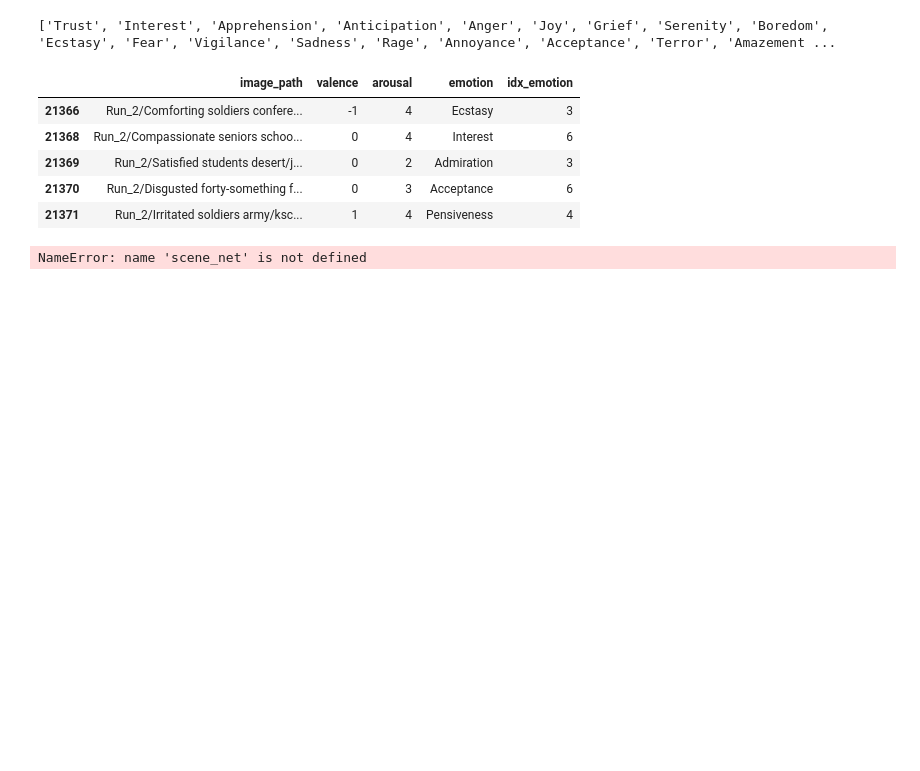
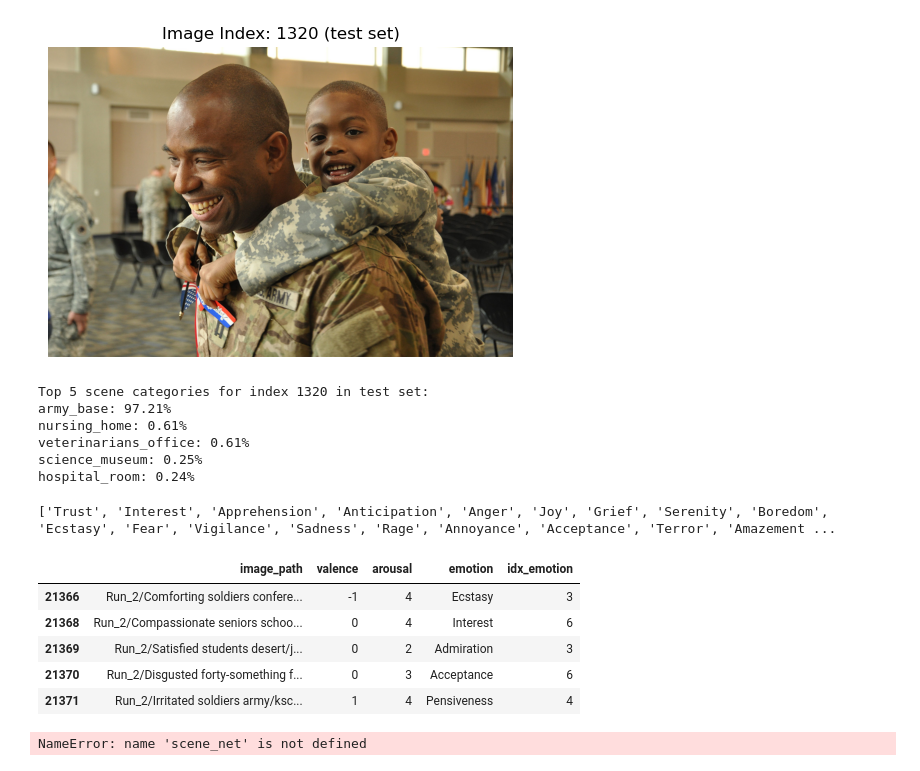
Before and after one commit to jarnedemoenvub/nsai_social_cognition, a Jupyter notebook: code/nsai.ipynb, the cells around one changed output. Drawn from its saved outputs; the diff is of its cells as text; code cells hidden in the pictures; blank space fills up the shorter version.

Commit message:
Preprocessed the scene model logits

```diff
--- a/code/nsai.ipynb
+++ b/code/nsai.ipynb
@@ -15,6 +18,7 @@ import pandas as pd
 # %%
 # GLOBAL VARS
-preprocess = False
+preprocess = True
+check = False
 # Put on False for full training set
 training_size = 5000
 epochs = 12
@@ -119,3 +205,47 @@ train_df, val_df = train_df.reset_index(drop=True), val_df.reset_index(drop=True
+# %%
+# Load category names
+scene_categories_path = os.path.join(script_dir, "../data/places365/categories_places365.txt")
+with open(scene_categories_path) as f:
+    scene_categories = [line.strip().split(' ')[0][3:] for line in f]
+# %%
+def inspect_scene_logits(idx, subset):
+    if subset == "train":
+        data = train_df
+    else:
+        data = test_df
+
+    logits_path = os.path.join(scene_logits_save_dir, subset, f"{idx}.pt")
+    if not os.path.exists(logits_path):
+        print(f"Logits file does not exist: {logits_path}")
+        return
+
+    logits = torch.load(logits_path)
+    top5_prob, top5_catid = torch.topk(torch.softmax(logits, dim=0), 5)
+
+    # Display corresponding image
+    img_path = os.path.join(base_findingemo_dir, data.loc[idx, 'image_path'])
+    img = cv2.imread(img_path)
+    img = cv2.cvtColor(img, cv2.COLOR_BGR2RGB)
+
+    plt.figure(figsize=(6, 6))
+    plt.imshow(img)
+    plt.title(f"Image Index: {idx} ({subset} set)")
+    plt.axis('off')
+    plt.show()
+
+    print(f"Top 5 scene categories for index {idx} in {subset} set:")
+    for i in range(top5_prob.size(0)):
+        print(f"{scene_categories[top5_catid[i]]}: {top5_prob[i].item()*100:.2f}%")
+
+inspect_scene_logits(idx = np.random.randint(0, len(test_df)), subset="test")
+# %% [output]
+[figure, added]
+Top 5 scene categories for index 1320 in test set:
+army_base: 97.21%
+nursing_home: 0.61%
+veterinarians_office: 0.61%
+science_museum: 0.25%
+hospital_room: 0.24%
 # %%
 class SceneFeaturesDataset(Dataset):
     def __init__(self, df, feature_dir):
```
Also changed, not shown: parts of 4 cells of this notebook.
